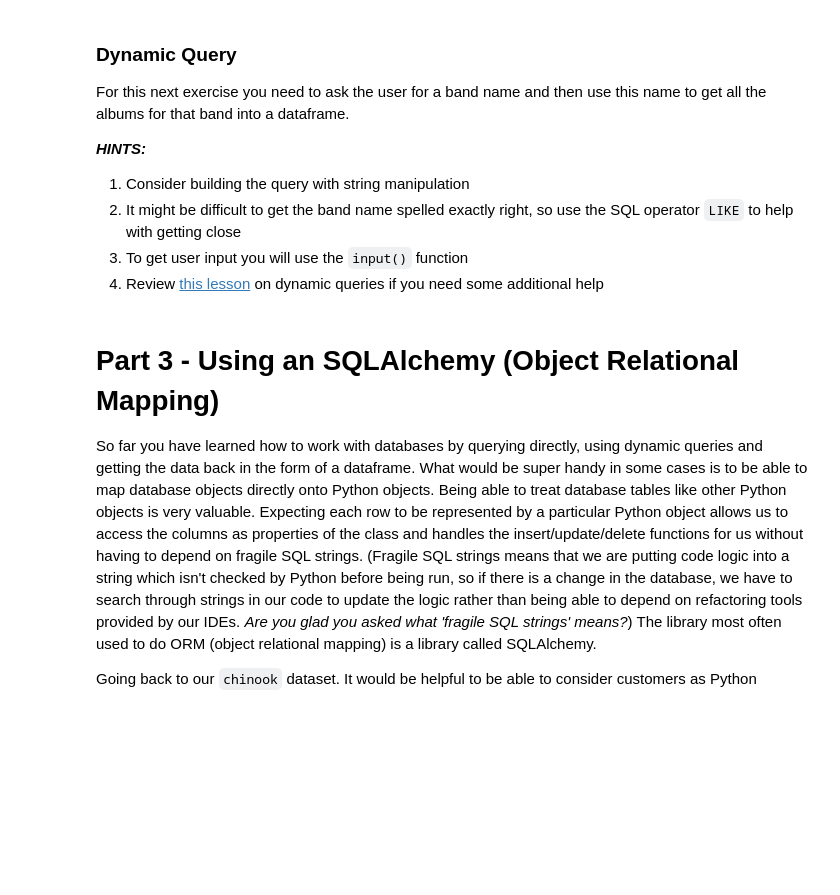
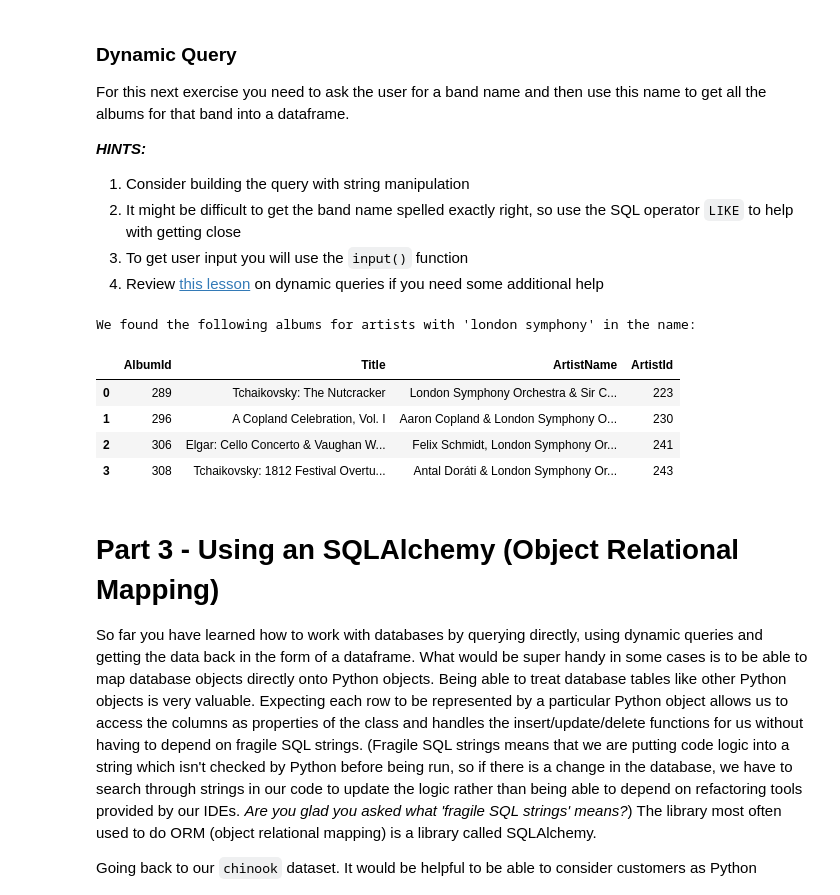
Before and after one commit to CarsonLeavitt/ISYS5713, a Jupyter notebook: assignments/MY Ind Assignment 3 - Querying Data.ipynb, the cells around one changed output. Saved outputs shown, nothing was run; the diff lists cells and outputs as text; code cells hidden in the pictures; blank space fills up the shorter version.

Commit message:
Pandas with dynamic query (search albums by artist name)

```diff
--- a/assignments/MY Ind Assignment 3 - Querying Data.ipynb
+++ b/assignments/MY Ind Assignment 3 - Querying Data.ipynb
@@ -486,3 +483,37 @@ artist_name = input("What band are you interested in?  Put a partial name if you
+# %%
+artist_name = input("What band are you interested in?  Put a partial name if you don't know the full name: ")
+
+# Your code for the dynamic query goes here
+
+
+# set the name of the database file and open a connection
+db_file = 'chinook.db'
+cnn = sqlite3.connect(db_file)
+
+# set up the sql query and parameter
+query_statement = """
+    SELECT al.AlbumId, al.Title, ar.Name as ArtistName, al.ArtistId
+    FROM artists ar JOIN albums al ON ar.ArtistId = al.ArtistId
+    WHERE ar.Name LIKE ?
+    """
+params = (f"%{artist_name}%",) # artist name with SQL % wildcard operators, as a tuple
+
+# execute the query
+data = pd.read_sql_query(query_statement,cnn,params=params)
+
+# close the connection
+cnn.close()
+
+# print the input and return the dataframe
+print(f"We found the following albums for artists with '{artist_name}' in the name:")
+data
+# %% [output]
+We found the following albums for artists with 'london symphony' in the name:
+|  | AlbumId | Title | ArtistName | ArtistId |
+| 0 | 289 | Tchaikovsky: The Nutcracker | London Symphony Orchestra & Sir C... | 223 |
+| 1 | 296 | A Copland Celebration, Vol. I | Aaron Copland & London Symphony O... | 230 |
+| 2 | 306 | Elgar: Cello Concerto & Vaughan W... | Felix Schmidt, London Symphony Or... | 241 |
+| 3 | 308 | Tchaikovsky: 1812 Festival Overtu... | Antal Doráti & London Symphony Or... | 243 |
 # %% [markdown]
 # Part 3 - Using an SQLAlchemy (Object Relational Mapping)
 So far you have learned how to work with databases by querying directly, using dynamic queries and getting the data back in the form of a dataframe.  What would be super handy in some cases is to be able to map database objects directly onto Python objects. Being able to treat database tables like other Python objects is very valuable.  Expecting each row to be represented by a particular Python object allows us to access the columns as properties of the class and handles the insert/update/delete functions for us without having to depend on fragile SQL strings.  (Fragile SQL strings means that we are putting code logic into a string which isn't checked by Python before being run, so if there is a change in the database, we have to search through strings in our code to update the logic rather than being able to depend on refactoring tools provided by our IDEs.  *Are you glad you asked what 'fragile SQL strings' means?*)  The library most often used to do ORM (object relational mapping) is a library called SQLAlchemy.
```
Also changed, not shown: parts of 1 cell of this notebook.
